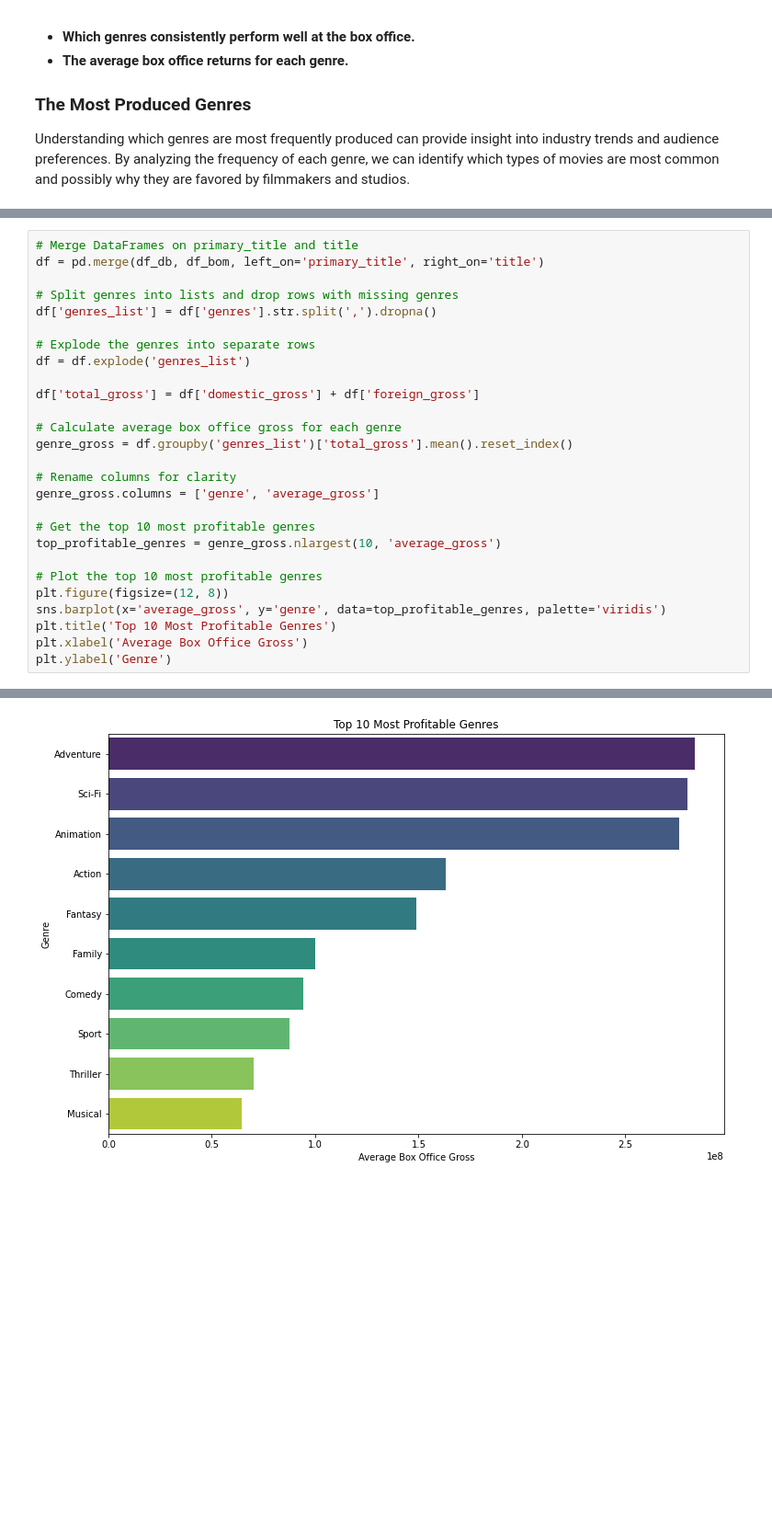
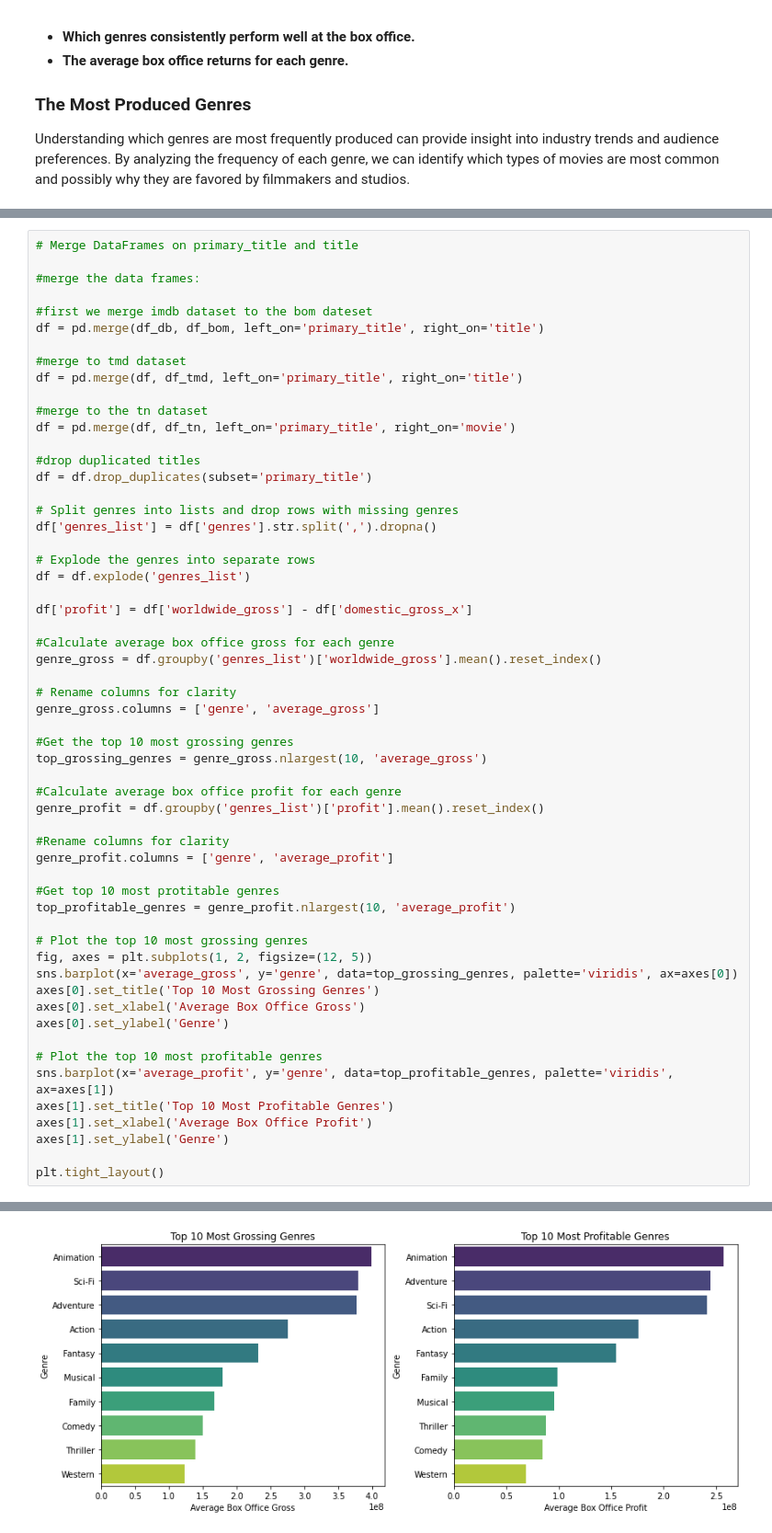
Before and after one commit to otungKe/dsc_phase1_project, a Jupyter notebook: index.ipynb, the cells around one changed output, grey strips where cells are left out. Shown at 92% size. Saved outputs shown, nothing was run; the diff lists cells and outputs as text; blank space fills up the shorter version.

```diff
--- a/index.ipynb
+++ b/index.ipynb
@@ -301,6 +297,19 @@ The following analysis reveals the genres that tend to generate the highest aver
 # %%
 # Merge DataFrames on primary_title and title
+
+#merge the data frames:
+
+#first we merge imdb dataset to the bom dateset
 df = pd.merge(df_db, df_bom, left_on='primary_title', right_on='title')
+
+#merge to tmd dataset
+df = pd.merge(df, df_tmd, left_on='primary_title', right_on='title')
+
+#merge to the tn dataset
+df = pd.merge(df, df_tn, left_on='primary_title', right_on='movie')
+
+#drop duplicated titles
+df = df.drop_duplicates(subset='primary_title')
 
 # Split genres into lists and drop rows with missing genres
 df['genres_list'] = df['genres'].str.split(',').dropna()
@@ -308,21 +317,38 @@ df['genres_list'] = df['genres'].str.split(',').dropna()
 # Explode the genres into separate rows
 df = df.explode('genres_list')
 
-df['total_gross'] = df['domestic_gross'] + df['foreign_gross']
+df['profit'] = df['worldwide_gross'] - df['domestic_gross_x']
 
-# Calculate average box office gross for each genre
-genre_gross = df.groupby('genres_list')['total_gross'].mean().reset_index()
+#Calculate average box office gross for each genre
+genre_gross = df.groupby('genres_list')['worldwide_gross'].mean().reset_index()
 
 # Rename columns for clarity
 genre_gross.columns = ['genre', 'average_gross']
 
-# Get the top 10 most profitable genres
-top_profitable_genres = genre_gross.nlargest(10, 'average_gross')
+#Get the top 10 most grossing genres
+top_grossing_genres = genre_gross.nlargest(10, 'average_gross')
+
+#Calculate average box office profit for each genre
+genre_profit = df.groupby('genres_list')['profit'].mean().reset_index()
+
+#Rename columns for clarity
+genre_profit.columns = ['genre', 'average_profit']
+
+#Get top 10 most protitable genres
+top_profitable_genres = genre_profit.nlargest(10, 'average_profit')
+
+# Plot the top 10 most grossing genres
+fig, axes = plt.subplots(1, 2, figsize=(12, 5))
+sns.barplot(x='average_gross', y='genre', data=top_grossing_genres, palette='viridis', ax=axes[0])
+axes[0].set_title('Top 10 Most Grossing Genres')
+axes[0].set_xlabel('Average Box Office Gross')
+axes[0].set_ylabel('Genre')
 
 # Plot the top 10 most profitable genres
-plt.figure(figsize=(12, 8))
-sns.barplot(x='average_gross', y='genre', data=top_profitable_genres, palette='viridis')
-plt.title('Top 10 Most Profitable Genres')
-plt.xlabel('Average Box Office Gross')
-plt.ylabel('Genre')
+sns.barplot(x='average_profit', y='genre', data=top_profitable_genres, palette='viridis', ax=axes[1])
+axes[1].set_title('Top 10 Most Profitable Genres')
+axes[1].set_xlabel('Average Box Office Profit')
+axes[1].set_ylabel('Genre')
+
+plt.tight_layout()
 # %% [output]
@@ -330 +355 @@ Text(0, 0.5, 'Genre')
-[figure, old version]
+[figure, new version]
```
Also changed, not shown: parts of 8 cells of this notebook.
